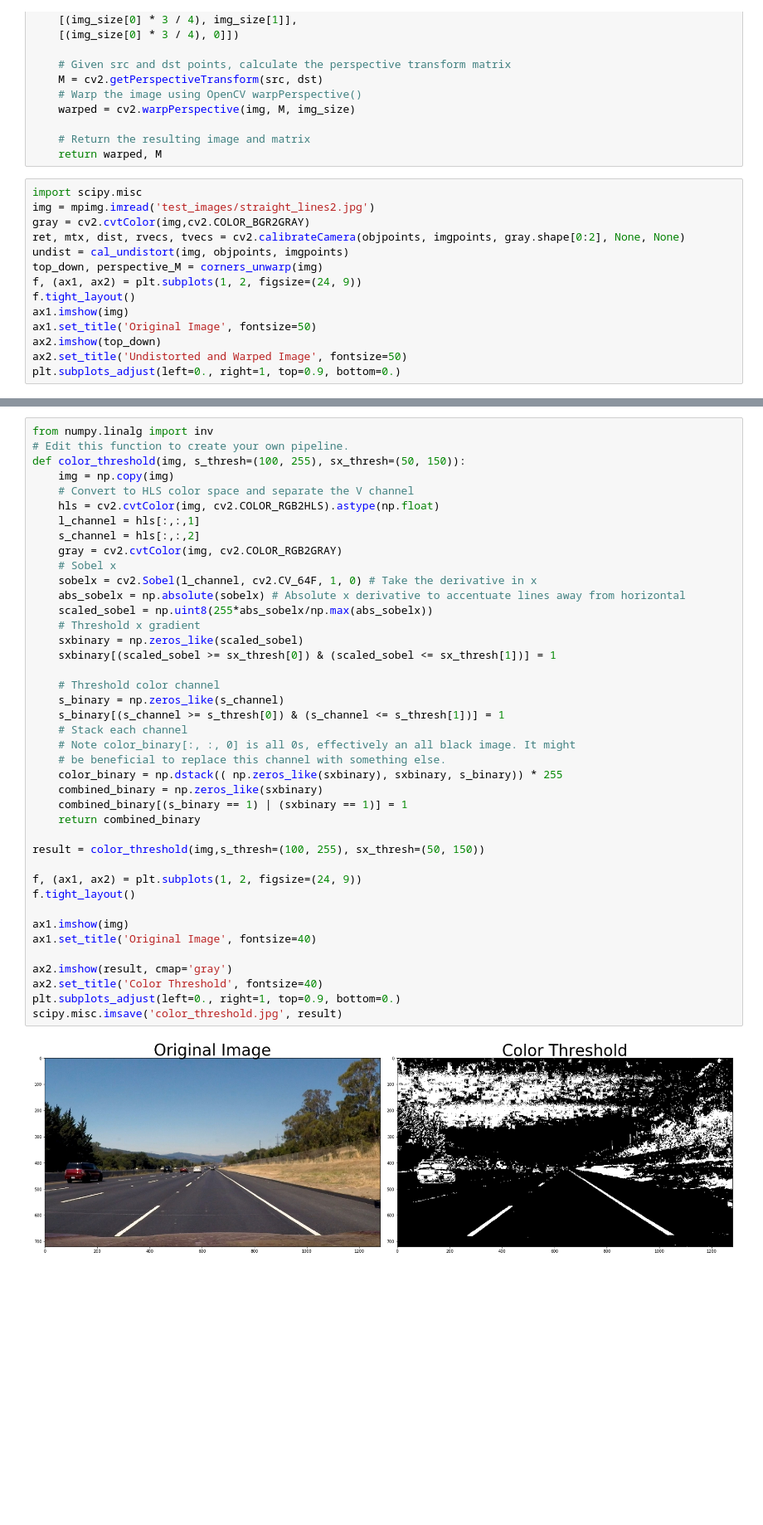
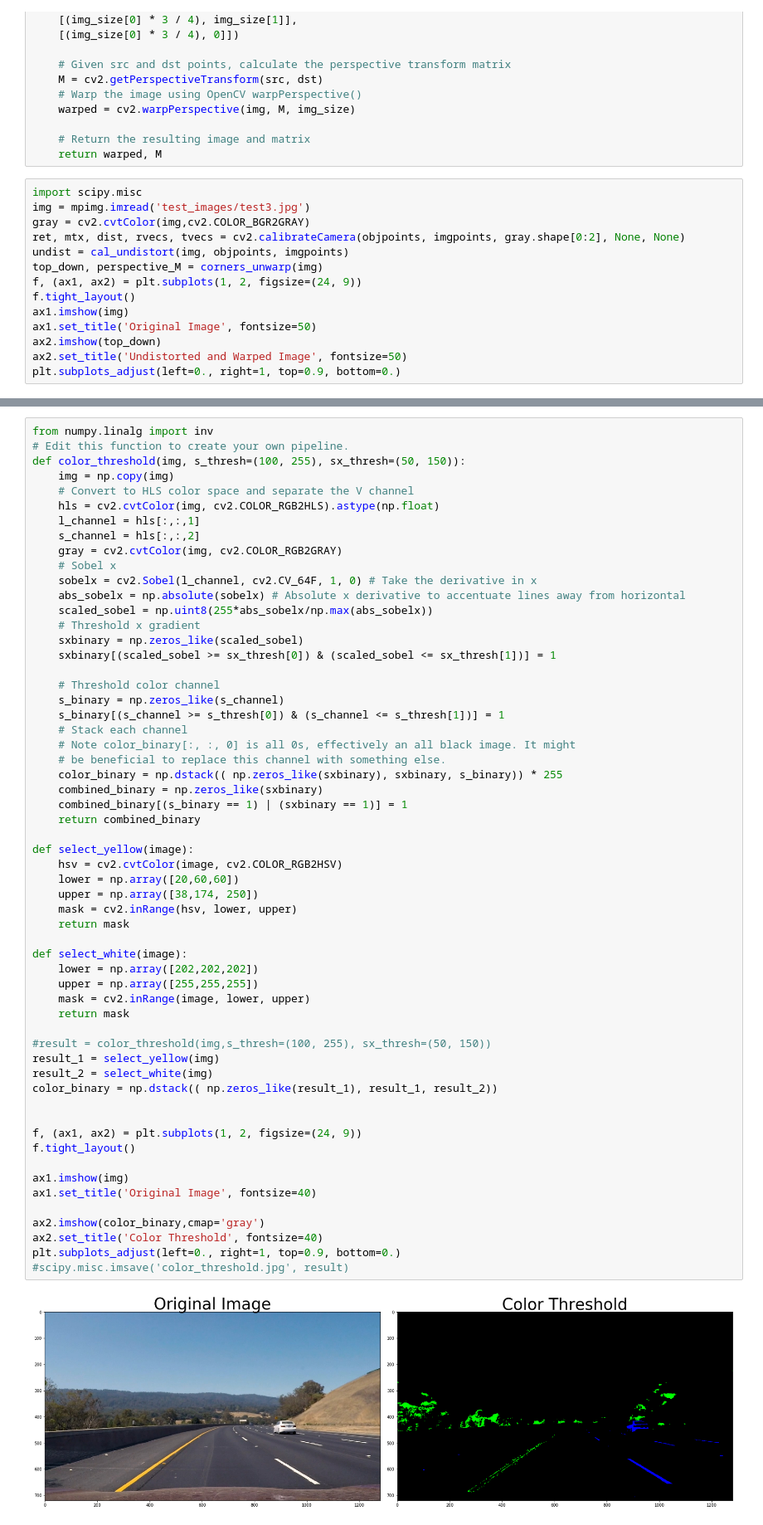
Before and after one commit to ntaherian/CarND-Advanced-Lane-Lines, a Jupyter notebook: advanced_lane_finding1.ipynb, the cells around one changed output, grey strips where cells are left out. Shown at 83% size. Drawn from its saved outputs; the diff is of its cells as text; blank space fills up the shorter version.

```diff
--- a/advanced_lane_finding1.ipynb
+++ b/advanced_lane_finding1.ipynb
@@ -67,7 +67,7 @@ def corners_unwarp(img):
     return warped, M
 # %%
 import scipy.misc
-img = mpimg.imread('test_images/straight_lines2.jpg')
+img = mpimg.imread('test_images/test3.jpg')
 gray = cv2.cvtColor(img,cv2.COLOR_BGR2GRAY)
 ret, mtx, dist, rvecs, tvecs = cv2.calibrateCamera(objpoints, imgpoints, gray.shape[0:2], None, None)
 undist = cal_undistort(img, objpoints, imgpoints)
@@ -93,37 +93,54 @@ def color_threshold(img, s_thresh=(100, 255), sx_thresh=(50, 150)):
     gray = cv2.cvtColor(img, cv2.COLOR_RGB2GRAY)
     # Sobel x
     sobelx = cv2.Sobel(l_channel, cv2.CV_64F, 1, 0) # Take the derivative in x
     abs_sobelx = np.absolute(sobelx) # Absolute x derivative to accentuate lines away from horizontal
     scaled_sobel = np.uint8(255*abs_sobelx/np.max(abs_sobelx))
     # Threshold x gradient
     sxbinary = np.zeros_like(scaled_sobel)
     sxbinary[(scaled_sobel >= sx_thresh[0]) & (scaled_sobel <= sx_thresh[1])] = 1
 
     # Threshold color channel
     s_binary = np.zeros_like(s_channel)
     s_binary[(s_channel >= s_thresh[0]) & (s_channel <= s_thresh[1])] = 1
     # Stack each channel
     # Note color_binary[:, :, 0] is all 0s, effectively an all black image. It might
     # be beneficial to replace this channel with something else.
     color_binary = np.dstack(( np.zeros_like(sxbinary), sxbinary, s_binary)) * 255
     combined_binary = np.zeros_like(sxbinary)
     combined_binary[(s_binary == 1) | (sxbinary == 1)] = 1
     return combined_binary
 
-result = color_threshold(img,s_thresh=(100, 255), sx_thresh=(50, 150))
+def select_yellow(image):
+    hsv = cv2.cvtColor(image, cv2.COLOR_RGB2HSV)
+    lower = np.array([20,60,60])
+    upper = np.array([38,174, 250])
+    mask = cv2.inRange(hsv, lower, upper)
+    return mask
+
+def select_white(image):
+    lower = np.array([202,202,202])
+    upper = np.array([255,255,255])
+    mask = cv2.inRange(image, lower, upper)
+    return mask
+
+#result = color_threshold(img,s_thresh=(100, 255), sx_thresh=(50, 150))
+result_1 = select_yellow(img)
+result_2 = select_white(img)
+color_binary = np.dstack(( np.zeros_like(result_1), result_1, result_2))
+
 
 f, (ax1, ax2) = plt.subplots(1, 2, figsize=(24, 9))
 f.tight_layout()
 
 ax1.imshow(img)
 ax1.set_title('Original Image', fontsize=40)
 
-ax2.imshow(result, cmap='gray')
+ax2.imshow(color_binary,cmap='gray')
 ax2.set_title('Color Threshold', fontsize=40)
 plt.subplots_adjust(left=0., right=1, top=0.9, bottom=0.)
-scipy.misc.imsave('color_threshold.jpg', result)
+#scipy.misc.imsave('color_threshold.jpg', result)
 # %% [output]
-[figure, old version]
+[figure, new version]
 # %%
 def my_pipeline(img):
     ret, mtx, dist, rvecs, tvecs = cv2.calibrateCamera(objpoints, imgpoints, gray.shape[0:2], None, None)
```
Also changed, not shown: parts of 4 cells of this notebook.
